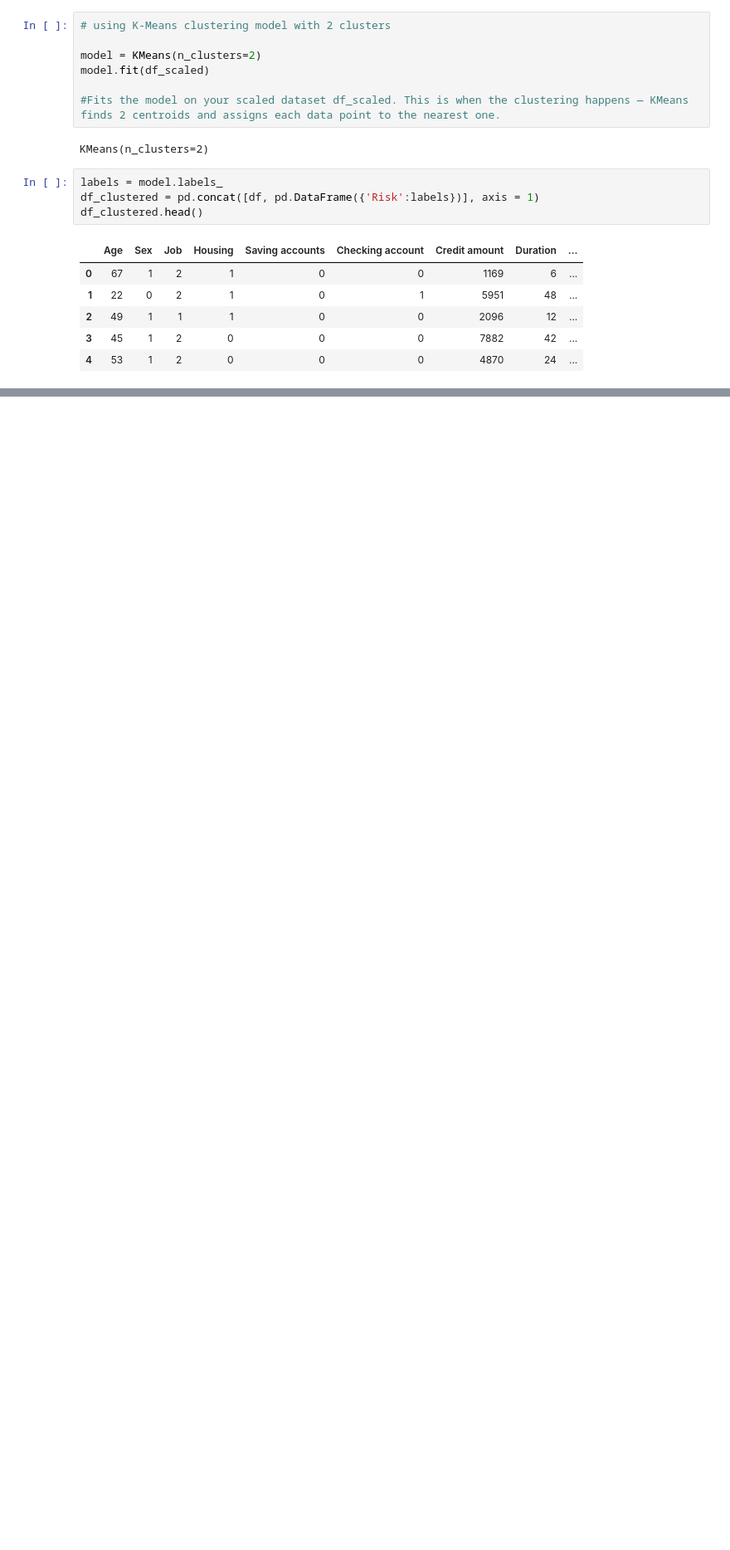
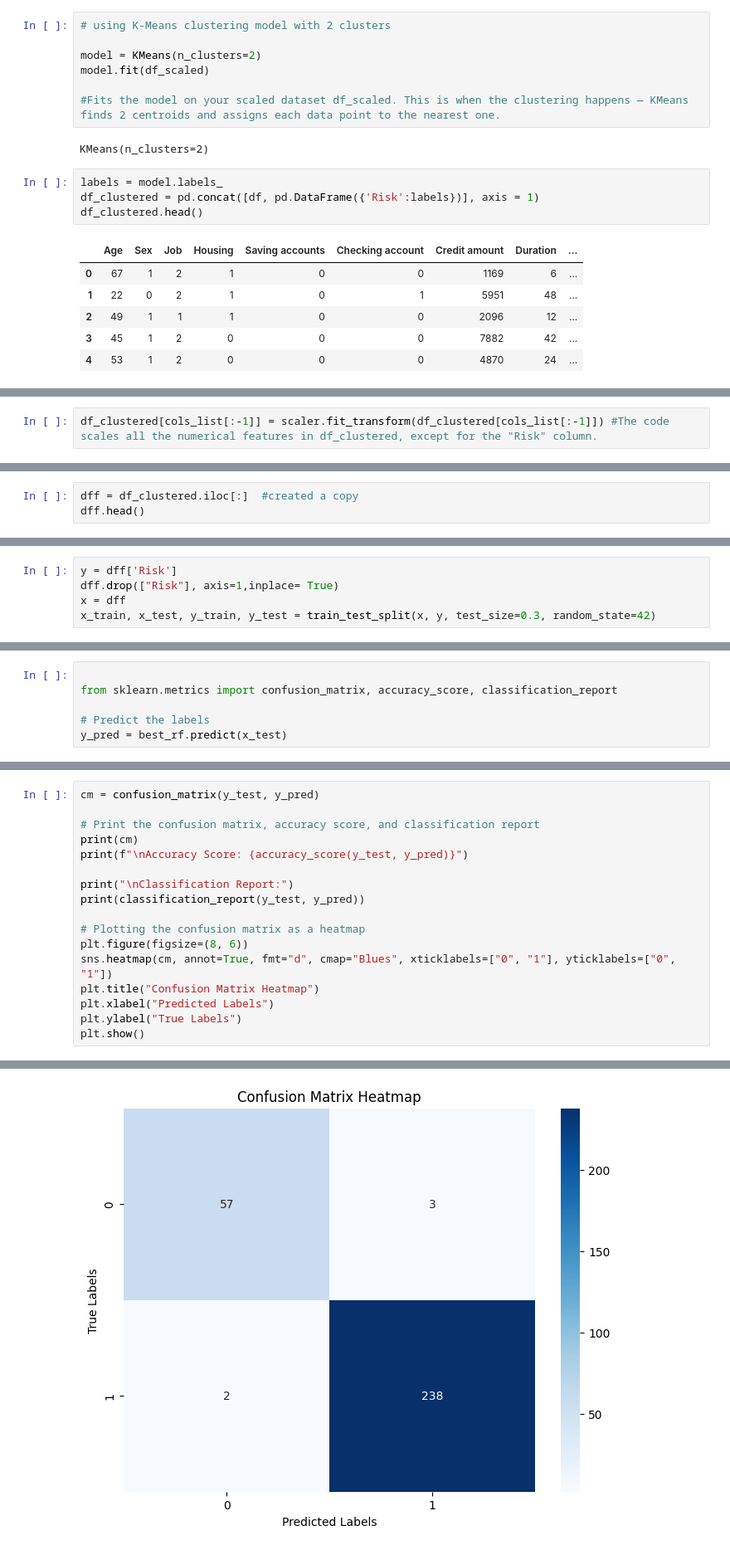
Before and after one commit to Prrriiitam/Loan_Credit_Risk, a Jupyter notebook: Credit_Risk.ipynb, the cells around one changed output, grey strips where cells are left out. Shown at 83% size. Cells and saved outputs as stored; diff of their text form; blank space fills up the shorter version.

Commit message:
trained model on Random Forest

```diff
--- a/Credit_Risk.ipynb
+++ b/Credit_Risk.ipynb
@@ -258,0 +284,2 @@ KMeans assigns cluster numbers arbitrarily — so 0 doesn't always mean "good",
+# %%
+df_clustered[cols_list[:-1]] = scaler.fit_transform(df_clustered[cols_list[:-1]]) #The code scales all the numerical features in df_clustered, except for the "Risk" column.
@@ -258,0 +295,3 @@ KMeans assigns cluster numbers arbitrarily — so 0 doesn't always mean "good",
+# %%
+dff = df_clustered.iloc[:]  #created a copy
+dff.head()
@@ -258,0 +307,5 @@ KMeans assigns cluster numbers arbitrarily — so 0 doesn't always mean "good",
+# %%
+y = dff['Risk']
+dff.drop(["Risk"], axis=1,inplace= True)
+x = dff
+x_train, x_test, y_train, y_test = train_test_split(x, y, test_size=0.3, random_state=42)
@@ -258,0 +355,6 @@ KMeans assigns cluster numbers arbitrarily — so 0 doesn't always mean "good",
+# %%
+
+from sklearn.metrics import confusion_matrix, accuracy_score, classification_report
+
+# Predict the labels
+y_pred = best_rf.predict(x_test)
@@ -258,0 +390,18 @@ KMeans assigns cluster numbers arbitrarily — so 0 doesn't always mean "good",
+# %%
+cm = confusion_matrix(y_test, y_pred)
+
+# Print the confusion matrix, accuracy score, and classification report
+print(cm)
+print(f"\nAccuracy Score: {accuracy_score(y_test, y_pred)}")
+
+print("\nClassification Report:")
+print(classification_report(y_test, y_pred))
+
+# Plotting the confusion matrix as a heatmap
+plt.figure(figsize=(8, 6))
+sns.heatmap(cm, annot=True, fmt="d", cmap="Blues", xticklabels=["0", "1"], yticklabels=["0", "1"])
+plt.title("Confusion Matrix Heatmap")
+plt.xlabel("Predicted Labels")
+plt.ylabel("True Labels")
+plt.show()
+# %% [output]
@@ -258,0 +422 @@ KMeans assigns cluster numbers arbitrarily — so 0 doesn't always mean "good",
+[figure, added]
```
Also changed, not shown: parts of 14 cells of this notebook.
